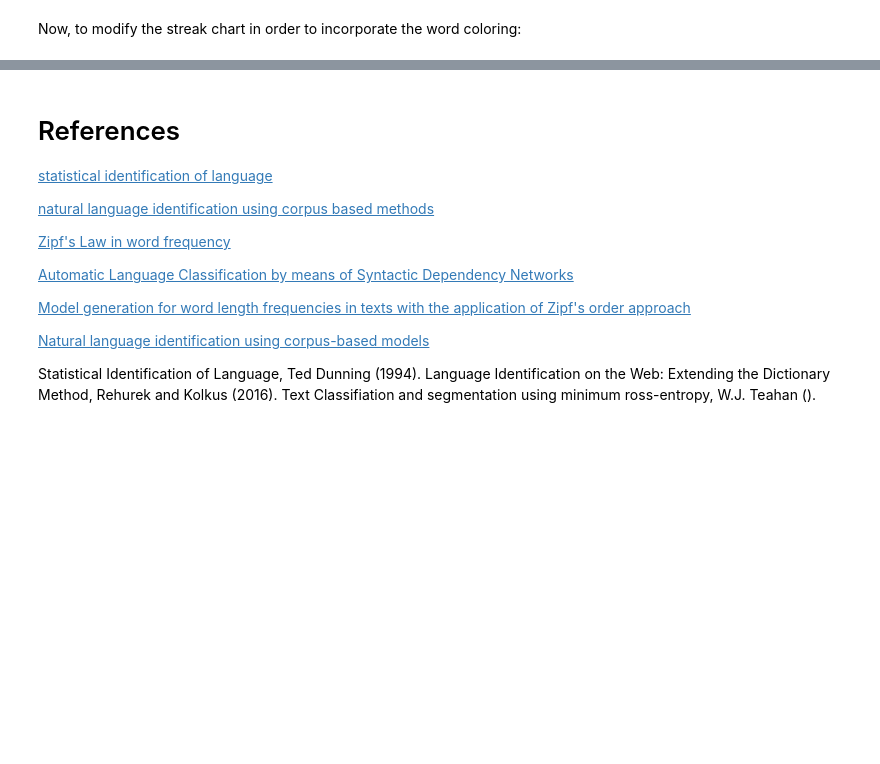
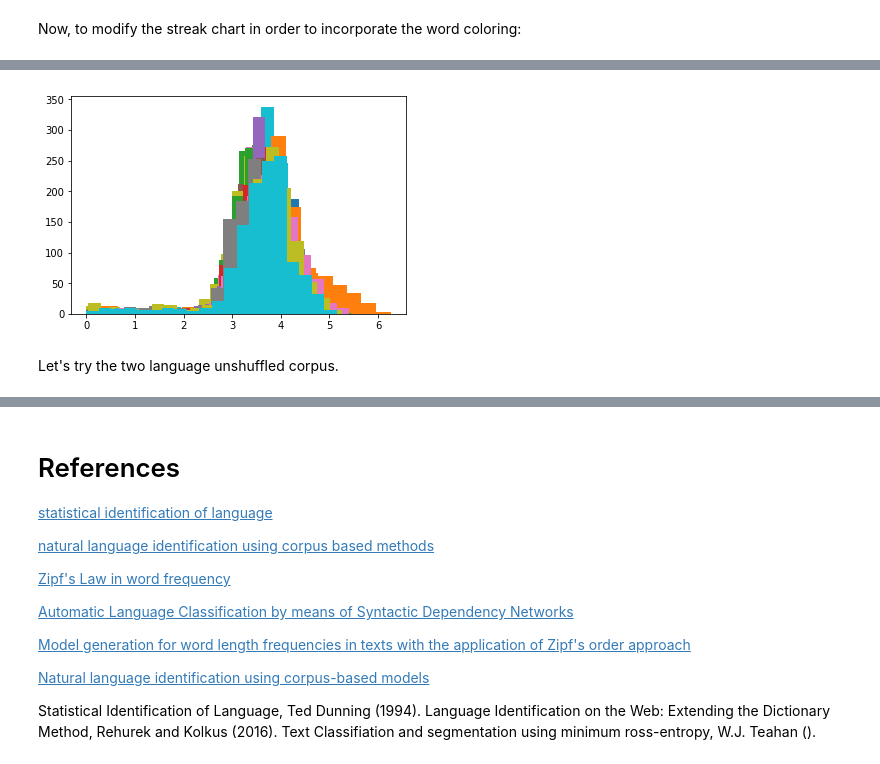
Before and after one commit to bkitano/voynich, a Jupyter notebook: Voynich Language Analysis.ipynb, the cells around one changed output, grey strips where cells are left out. Cells and saved outputs as stored; diff of their text form; code cells hidden in the pictures; blank space fills up the shorter version.

```diff
--- a/Voynich Language Analysis.ipynb
+++ b/Voynich Language Analysis.ipynb
@@ -150,7 +150,7 @@ def substring(T, n, Index=False):
             n = len(T)
         index = random.randint(0, len(T) - n)
 
-        words_behind = len(S[:index].split(' ')) - 1
+        words_behind = len(T[:index].split(' ')) - 1
 
         if Index:
             return [T[index:(index + n)], words_behind]
@@ -729,0 +740,6 @@ Sample 19: ion a répondu à cette requête en publiant en 2007 une étude déta
+# %%
+one_unshuffled = [ document([1.,0.,0.], 30, Labels=True) for i in range(20) ]
+two_unshuffled = [ document([.5,.5,0.], 30, Labels=True) for i in range(20) ]
+three_unshuffled = [ document([1/3.,1/3.,1/3.], 30, Labels=True) for i in range(20) ]
+two_shuffled = [ document([.5,.5,0.], 30, Labels=True, Shuffle=True) for i in range(20) ]
+three_shuffled = [ document([1/3.,1/3.,1/3.], 30, Labels=True, Shuffle=True) for i in range(20) ]
@@ -729,0 +758,14 @@ Sample 19: ion a répondu à cette requête en publiant en 2007 une étude déta
+# %%
+def H(p,q):
+    # p and q are bigram matrix samples
+    h = np.sum( (p - q) * np.log(np.divide(p, q)) )
+    return h
+
+def psKLD(M, k):
+    d = []
+    for i in range(k):
+        p = M[i,:]
+        for j in range(i+1,k):
+            d.append(H(p, M[j,:]))
+
+    return np.array(d)
@@ -729,0 +803,18 @@ Sample 19: ion a répondu à cette requête en publiant en 2007 une étude déta
+# %%
+k = 50
+n = 175
+
+D = []
+for i in range(len(one_unshuffled)):
+    M_i = streak(one_unshuffled[i][0], k, n, Smooth=.01) # make a streak
+    d_i = psKLD(M_i, k) # do the pointwise psKLDs
+    D.append(d_i)
+
+D = np.array(D)
+# %%
+for i in range(D.shape[0]):
+    plt.hist(D[i], bins=20)
+# %% [output]
+[figure, added]
+# %% [markdown]
+Let's try the two language unshuffled corpus.
```
Also changed, not shown: parts of 19 cells of this notebook.
